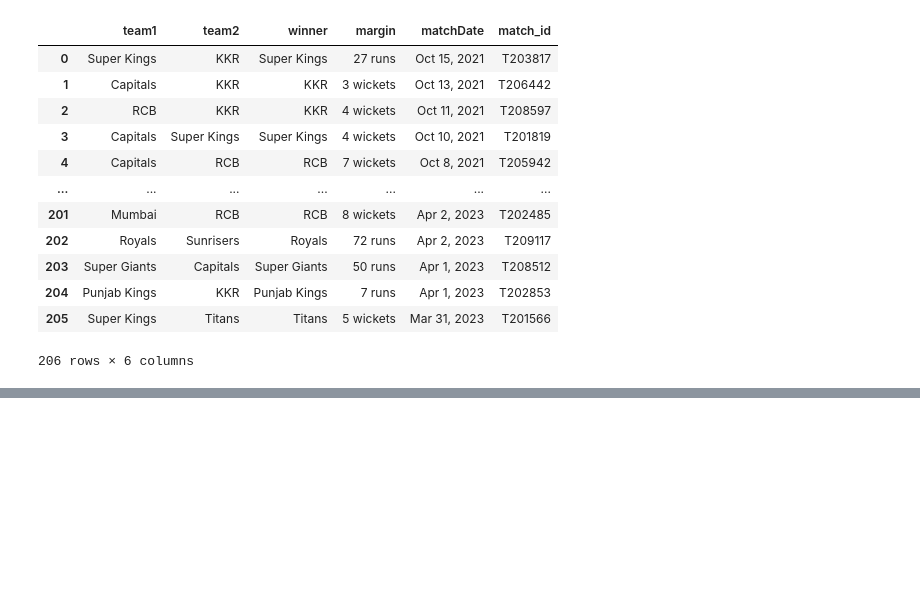
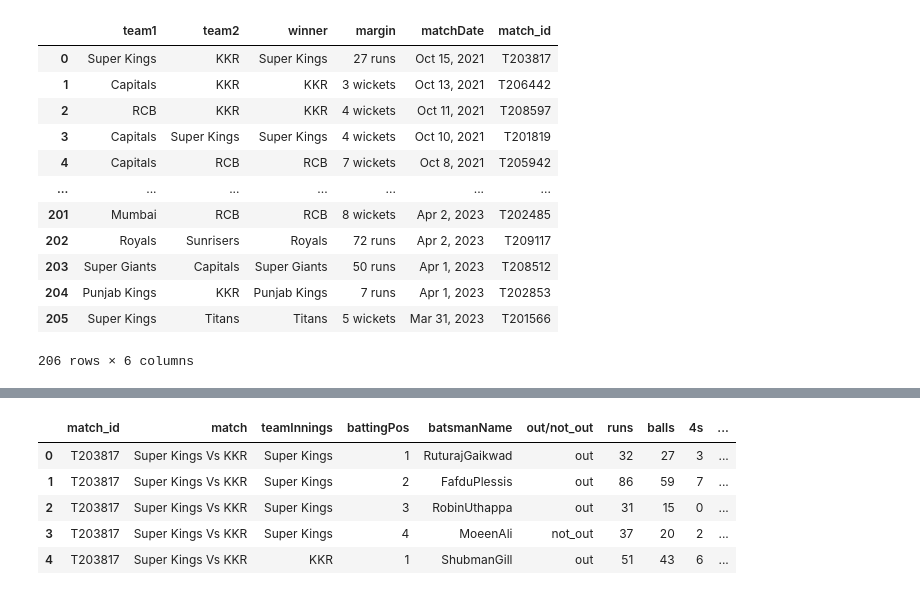
Before and after one commit to Vasista03/Coursework, a Jupyter notebook: cricket_vas.ipynb, the cells around one changed output, grey strips where cells are left out. Cells and saved outputs as stored; diff of their text form; code cells hidden in the pictures; blank space fills up the shorter version.

```diff
--- a/cricket_vas.ipynb
+++ b/cricket_vas.ipynb
@@ -278,0 +283,11 @@ matches.drop_duplicates()
+# %%
+# Merge matchDate from matches into bat_sum
+bat_sum = bat_sum.merge(matches[['match_id', 'matchDate']], on='match_id', how='left')
+bat_sum.head()
+# %% [output]
+|  | match_id | match | teamInnings | battingPos | batsmanName | out/not_out | runs | balls | 4s | ... |
+| 0 | T203817 | Super Kings Vs KKR | Super Kings | 1 | RuturajGaikwad | out | 32 | 27 | 3 | ... |
+| 1 | T203817 | Super Kings Vs KKR | Super Kings | 2 | FafduPlessis | out | 86 | 59 | 7 | ... |
+| 2 | T203817 | Super Kings Vs KKR | Super Kings | 3 | RobinUthappa | out | 31 | 15 | 0 | ... |
+| 3 | T203817 | Super Kings Vs KKR | Super Kings | 4 | MoeenAli | not_out | 37 | 20 | 2 | ... |
+| 4 | T203817 | Super Kings Vs KKR | KKR | 1 | ShubmanGill | out | 51 | 43 | 6 | ... |
```
Also changed, not shown: parts of 26 cells of this notebook.
